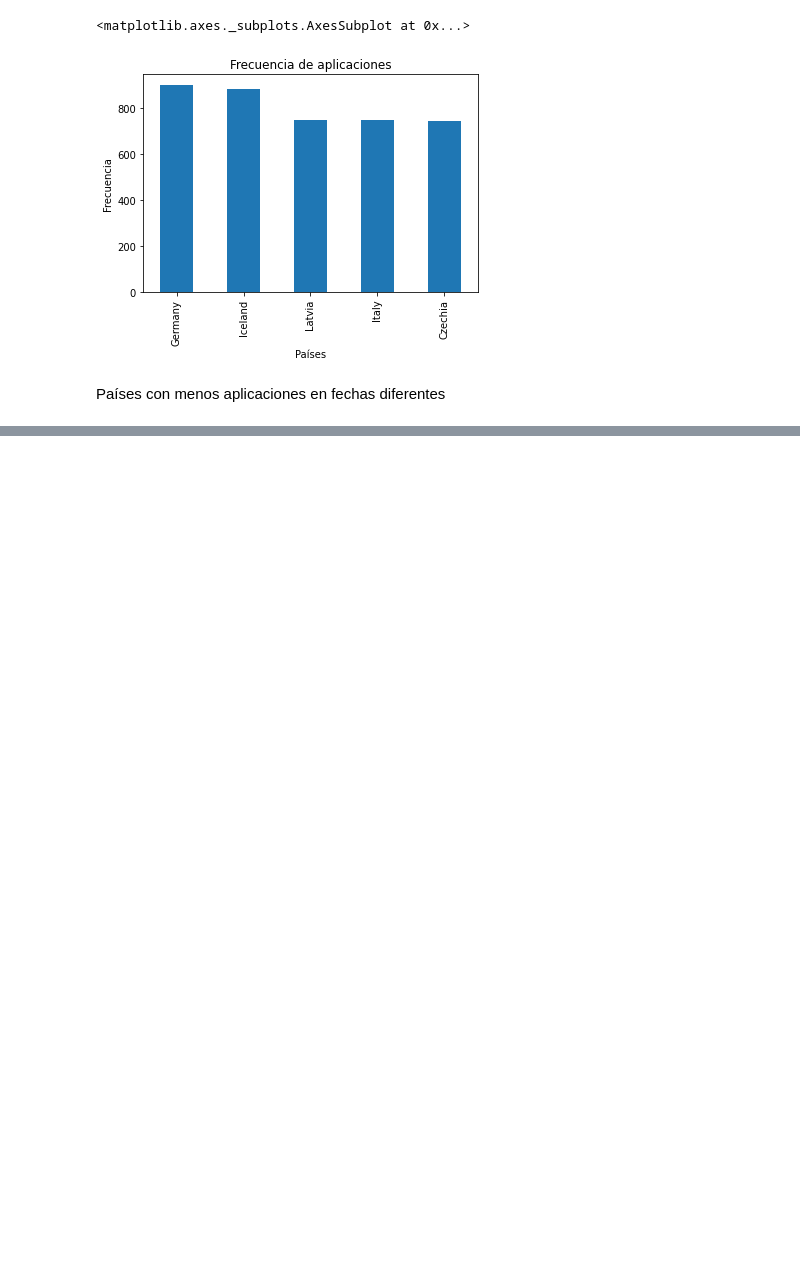
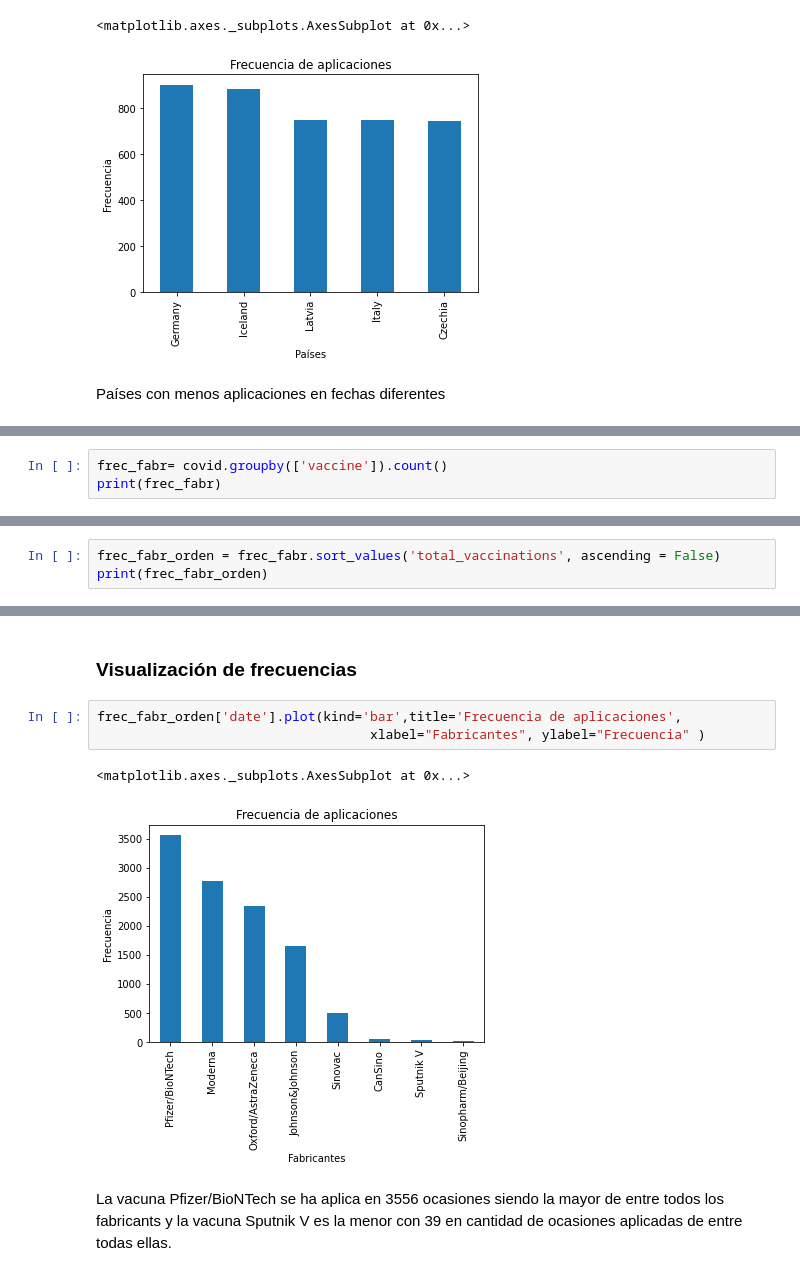
Before and after one commit to rpizarrog/Analisis-Inteligente-de-datos, a Jupyter notebook: bloc de notas/Caso_3_Frecuencias_datos_COVID.ipynb, the cells around one changed output, grey strips where cells are left out. Saved outputs shown, nothing was run; the diff lists cells and outputs as text; blank space fills up the shorter version.

```diff
--- a/bloc de notas/Caso_3_Frecuencias_datos_COVID.ipynb
+++ b/bloc de notas/Caso_3_Frecuencias_datos_COVID.ipynb
@@ -130,0 +143,3 @@ frc_pais_orden.tail()['date'].plot(kind='bar',title='Frecuencia de aplicaciones'
+# %%
+frec_fabr= covid.groupby(['vaccine']).count()
+print(frec_fabr)
@@ -130,0 +161,3 @@ frc_pais_orden.tail()['date'].plot(kind='bar',title='Frecuencia de aplicaciones'
+# %%
+frec_fabr_orden = frec_fabr.sort_values('total_vaccinations', ascending = False)
+print(frec_fabr_orden)
@@ -130,0 +175,10 @@ frc_pais_orden.tail()['date'].plot(kind='bar',title='Frecuencia de aplicaciones'
+# %% [markdown]
+### Visualización de frecuencias
+# %%
+frec_fabr_orden['date'].plot(kind='bar',title='Frecuencia de aplicaciones',
+                                   xlabel="Fabricantes", ylabel="Frecuencia" )
+# %% [output]
+<matplotlib.axes._subplots.AxesSubplot at 0x...>
+[figure, added]
+# %% [markdown]
+La vacuna Pfizer/BioNTech se ha aplica en 3556 ocasiones siendo la mayor de entre todos los fabricants y la vacuna Sputnik V es la menor con 39 en cantidad de ocasiones aplicadas de entre todas ellas.
```
Also changed, not shown: parts of 32 cells of this notebook.
